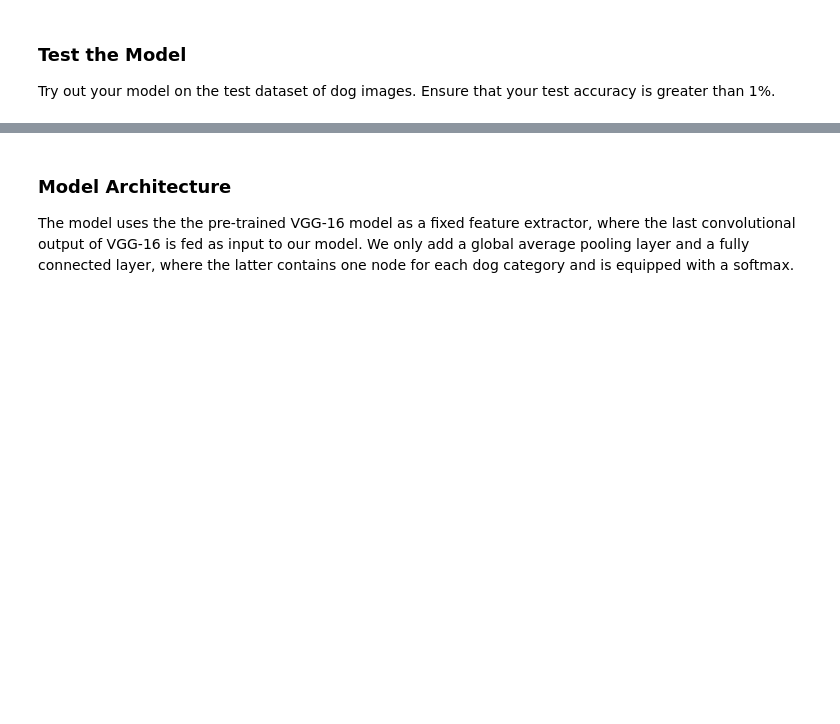
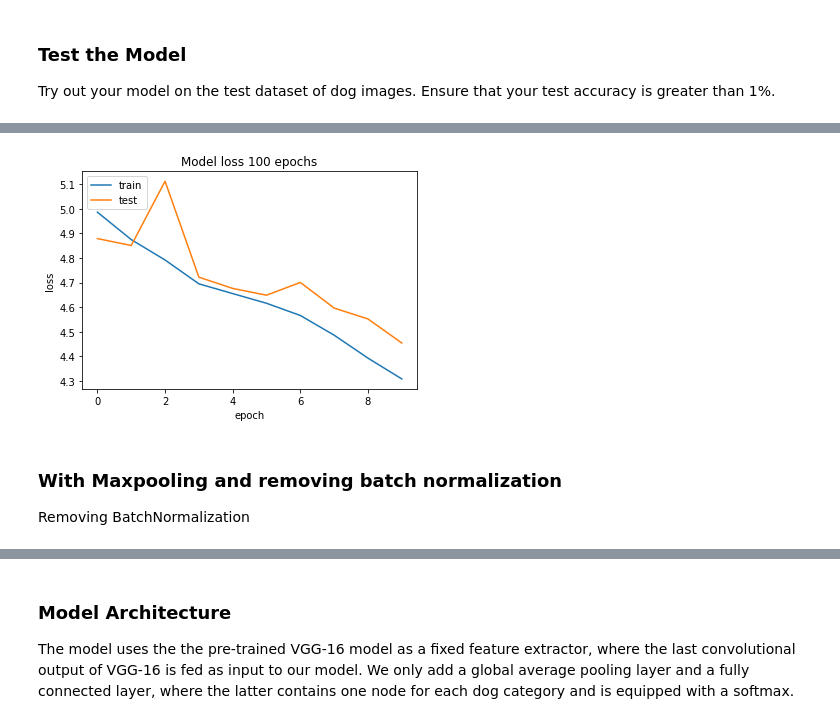
Before and after one commit to alirezakfz/Dog_Bread_Classification, a Jupyter notebook: dog_app.ipynb, the cells around one changed output, grey strips where cells are left out. Drawn from its saved outputs; the diff is of its cells as text; code cells hidden in the pictures; blank space fills up the shorter version.

```diff
--- a/dog_app.ipynb
+++ b/dog_app.ipynb
@@ -559,0 +626,14 @@ Test accuracy after 15 epochs: 2.0335%
+# %%
+# summarize history for accuracy
+plt.plot(history.history['loss'])
+plt.plot(history.history['val_loss'])
+plt.title('Model loss 100 epochs')
+plt.ylabel('loss')
+plt.xlabel('epoch')
+plt.legend(['train', 'test'], loc='upper left')
+plt.show()
+# %% [output]
+[figure, added]
+# %% [markdown]
+### With Maxpooling and removing batch normalization
+Removing BatchNormalization
```
Also changed, not shown: parts of 151 cells of this notebook.
